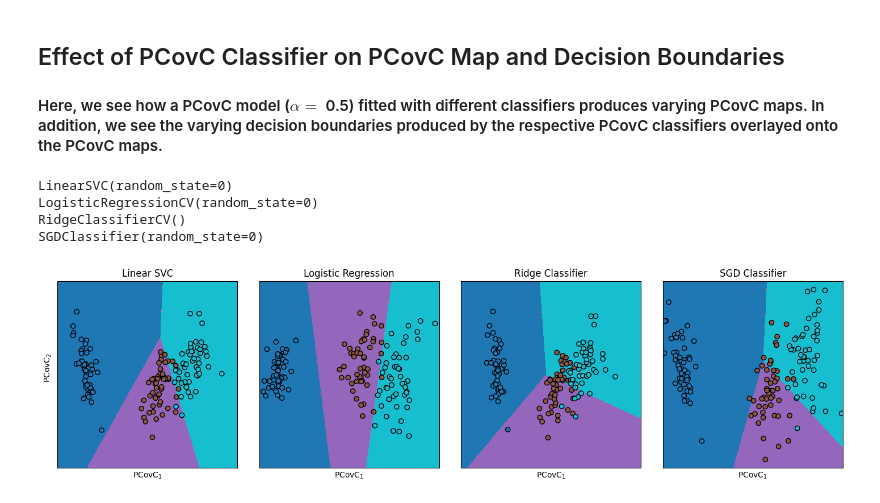
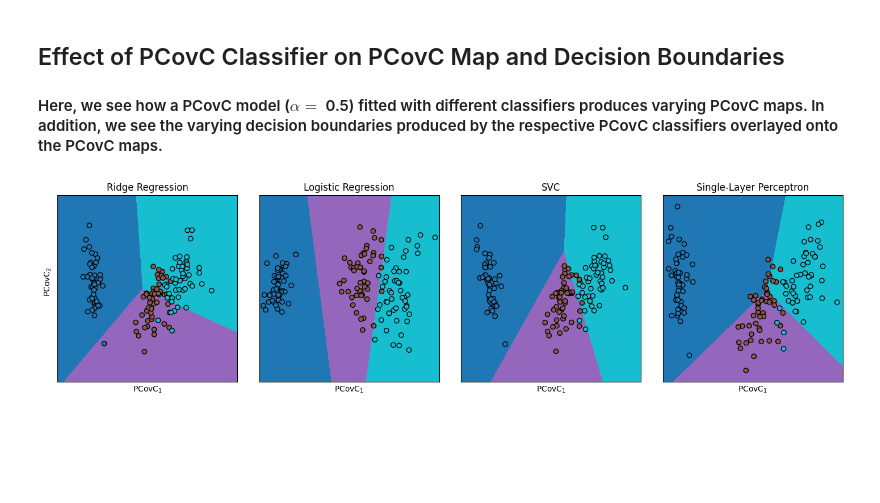
Before and after one commit to scikit-learn-contrib/scikit-matter, a Jupyter notebook: examples/pcovc/PCovC-IrisDataset.ipynb, the cells around one changed output. Saved outputs shown, nothing was run; the diff lists cells and outputs as text; code cells hidden in the pictures; blank space fills up the shorter version.

```diff
--- a/examples/pcovc/PCovC-IrisDataset.ipynb
+++ b/examples/pcovc/PCovC-IrisDataset.ipynb
@@ -111,10 +106,10 @@ n_models = 4
 fig, axes = plt.subplots(1, n_models, figsize=(4 * n_models, 4))
 
 models = {
-    LinearSVC(random_state=random_state): "Linear SVC",
+    RidgeClassifierCV(): "Ridge Regression",
     LogisticRegressionCV(random_state=random_state): "Logistic Regression",
-    RidgeClassifierCV(): "Ridge Classifier",
-    SGDClassifier(random_state=random_state): "SGD Classifier",
+    LinearSVC(random_state=random_state): "SVC",
+    Perceptron(random_state=random_state): "Single-Layer Perceptron",
 }
 
 for id in range(0, n_models):
@@ -123,36 +118,32 @@ for id in range(0, n_models):
     pcovc = PCovC(
         mixing=mixing,
         n_components=n_components,
         random_state=random_state,
         classifier=model,
     )
 
     pcovc.fit(X_scaled, y)
     T = pcovc.transform(X_scaled)
 
     graph = axes[id]
     graph.set_title(models[model])
 
     DecisionBoundaryDisplay.from_estimator(
         estimator=pcovc.classifier_,
         X=T,
         ax=graph,
         response_method="predict",
-        grid_resolution=3000,
+        grid_resolution=5000,
     )
 
     graph.set_xlabel("PCovC$_1$")
     graph.scatter(T[:, 0], T[:, 1], c=y)
 
     graph.set_xticks([])
     graph.set_yticks([])
 
 
 fig.supylabel("PCovC$_2$", fontsize=10)
 fig.subplots_adjust(wspace=0.12, left=0.035, bottom=0.06)
 # %% [output]
-LinearSVC(random_state=0)
-LogisticRegressionCV(random_state=0)
-RidgeClassifierCV()
-SGDClassifier(random_state=0)
-[figure, old version]
+[figure, new version]
```
Also changed, not shown: parts of 2 cells of this notebook, 8 other files.
